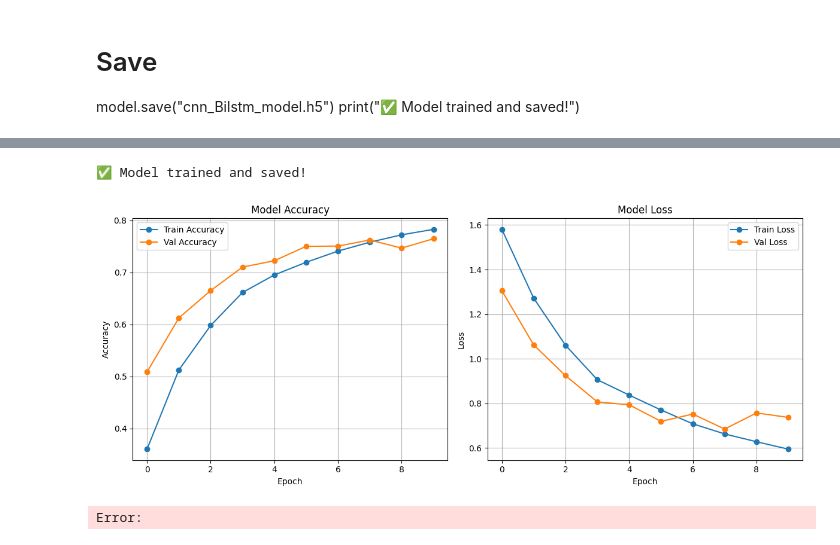
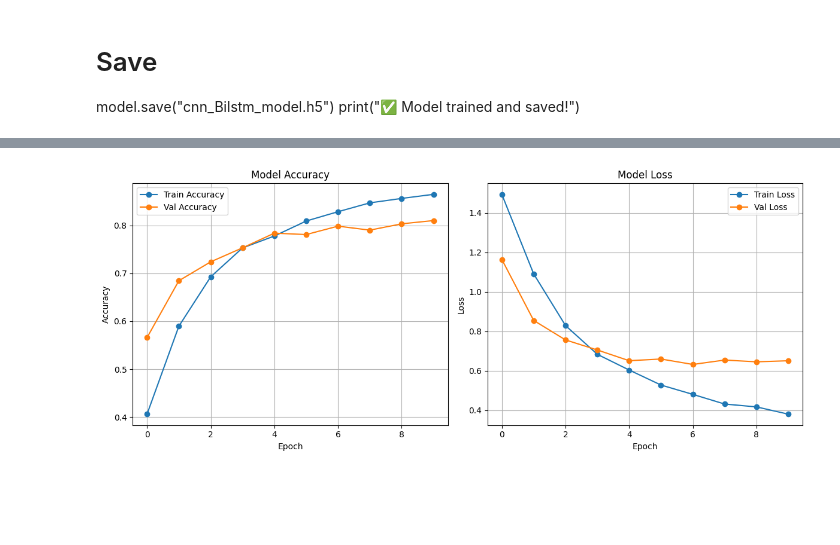
Before and after one commit to Dinuk-Di/Facial_Emotion_Recongnition, a Jupyter notebook: cnn+BiLSTM.ipynb, the cells around one changed output, grey strips where cells are left out. Drawn from its saved outputs; the diff is of its cells as text; code cells hidden in the pictures; blank space fills up the shorter version.

Commit message:
new model train

```diff
--- a/cnn+BiLSTM.ipynb
+++ b/cnn+BiLSTM.ipynb
@@ -139,7 +126,7 @@ model.save("cnn_Bilstm_model.h5")
 print("✅ Model trained and saved!")
 # %%
 # Save
-model.save("cnn_Bilstm_model2.h5")
+model.save("cnn_Bilstm_model4.h5")
 print("✅ Model trained and saved!")
 # Plot Accuracy and Loss
 import matplotlib.pyplot as plt
@@ -173,3 +160 @@ WARNING:absl:You are saving your model as an HDF5 file via `model.save()` or `ke
-✅ Model trained and saved!
-[figure, old version]
+[figure, new version]
-Error:
```
Also changed, not shown: parts of 5 cells of this notebook, 14 other files.
